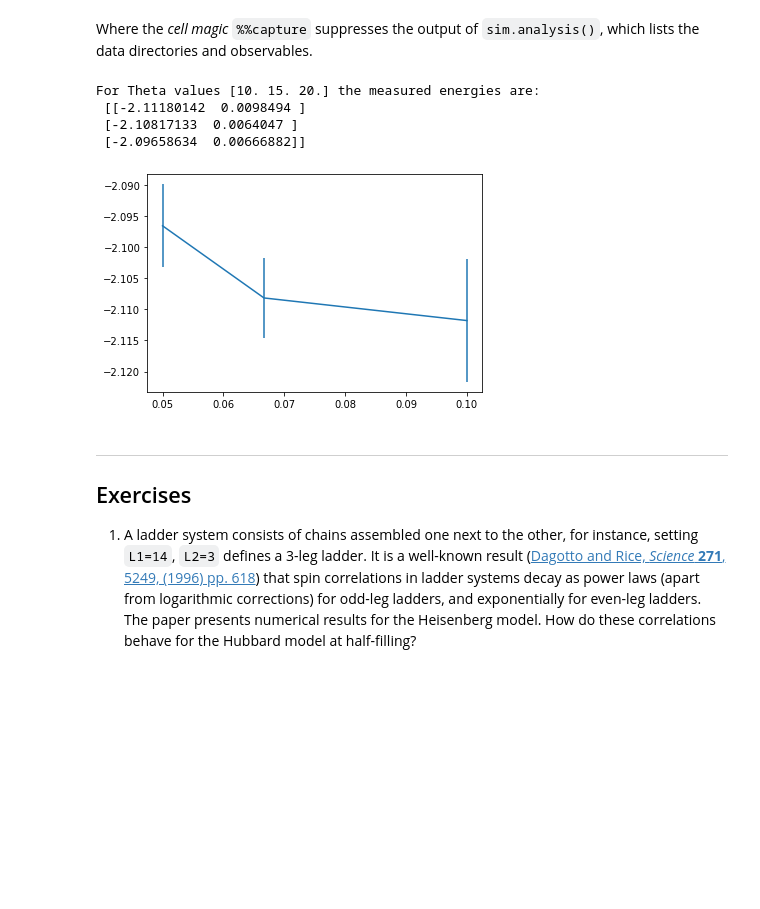
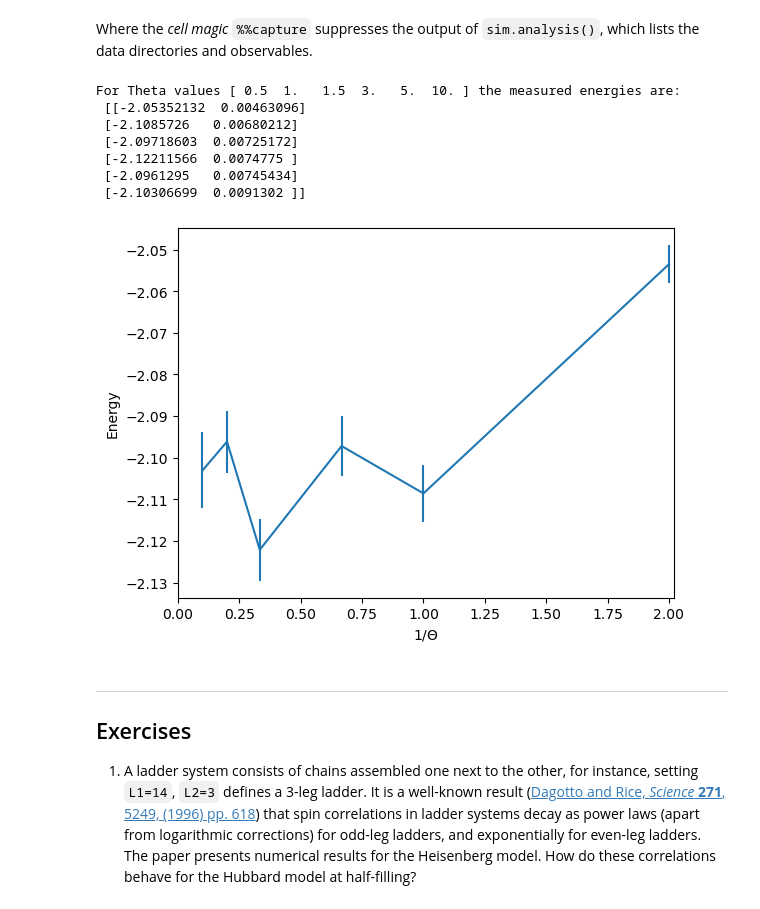
Before and after one commit to ALF-QMC/pyALF, a Jupyter notebook: Notebooks/projective_algorithm.ipynb, the cells around one changed output. Saved outputs shown, nothing was run; the diff lists cells and outputs as text; code cells hidden in the pictures; blank space fills up the shorter version.

```diff
--- a/Notebooks/projective_algorithm.ipynb
+++ b/Notebooks/projective_algorithm.ipynb
@@ -24,4 +24,4 @@ from py_alf import Simulation, ALF_source # Interface with ALF
 import numpy as np                        # Numerical library
 from scipy.optimize import curve_fit      # Numerical library
 import matplotlib.pyplot as plt           # Plotting library
-alf_src = ALF_source()                    # Obtain ALF source code
+alf_src = ALF_source(branch='master')    # Obtain ALF source code
@@ -30,7 +34,7 @@ alf_src = ALF_source()                    # Obtain ALF source code
 # %%
 sims = []                                # Vector of Simulation instances
 print('Theta values used:')
-for theta in [10, 15, 20]:               # Values of Theta
+for theta in [0.5, 1, 1.5, 3, 5, 10]:               # Values of Theta
     print(theta)
     sim = Simulation(
         alf_src,
@@ -47,11 +51,11 @@ for theta in [10, 15, 20]:               # Values of Theta
         'ham_T': 1.0,                    #    Hopping parameter
         'ham_U': 4.0,                    #    Hubbard interaction
         'ham_Tperp': 0.0,                #    For bilayer systems
-        'beta': 1.0,                     #    Inverse temperature
+        'beta': 0.5,                     #    Inverse temperature
         'Ltau': 0,                       #    '1' for time-displaced Green functions; '0' otherwise
         'NSweep': 600,                   #    Number of sweeps per bin
         'NBin': 50,                      #    Number of bins
-        'Dtau': 0.05,                   #    Ltrot=beta/Dtau
+        'Dtau': 0.05,                    #    Ltrot=beta/Dtau
         'Mz': True,                      #    If true, sets the M_z-Hubbard model: Nf=2, N_sum=1,
         },                               #             HS field couples to z-component of magnetization
     )
@@ -100,14 +137,20 @@ Where the _cell magic_ `%%capture` suppresses the output of `sim.analysis()`, wh
 # %%
 print('For Theta values', thetas, 'the measured energies are:\n', ener)
 # %% [output]
-For Theta values [10. 15. 20.] the measured energies are:
- [[-2.11180142  0.0098494 ]
- [-2.10817133  0.0064047 ]
- [-2.09658634  0.00666882]]
+For Theta values [ 0.5  1.   1.5  3.   5.  10. ] the measured energies are:
+ [[-2.05352132  0.00463096]
+ [-2.1085726   0.00680212]
+ [-2.09718603  0.00725172]
+ [-2.12211566  0.0074775 ]
+ [-2.0961295   0.00745434]
+ [-2.10306699  0.0091302 ]]
 # %%
-plt.errorbar(1/thetas, ener[:, 0], ener[:, 1]); # plt.xlim(0, );
+plt.xlabel(r'$1/\Theta$')
+plt.ylabel('Energy')
+plt.errorbar(1/thetas, ener[:, 0], ener[:, 1])
+plt.xlim(0, 2.02);
 # %% [output]
-[figure, old version]
+[figure, new version]
 # %% [markdown]
 ---
 ## Exercises
```
Also changed, not shown: parts of 5 cells of this notebook, 4 other files.
